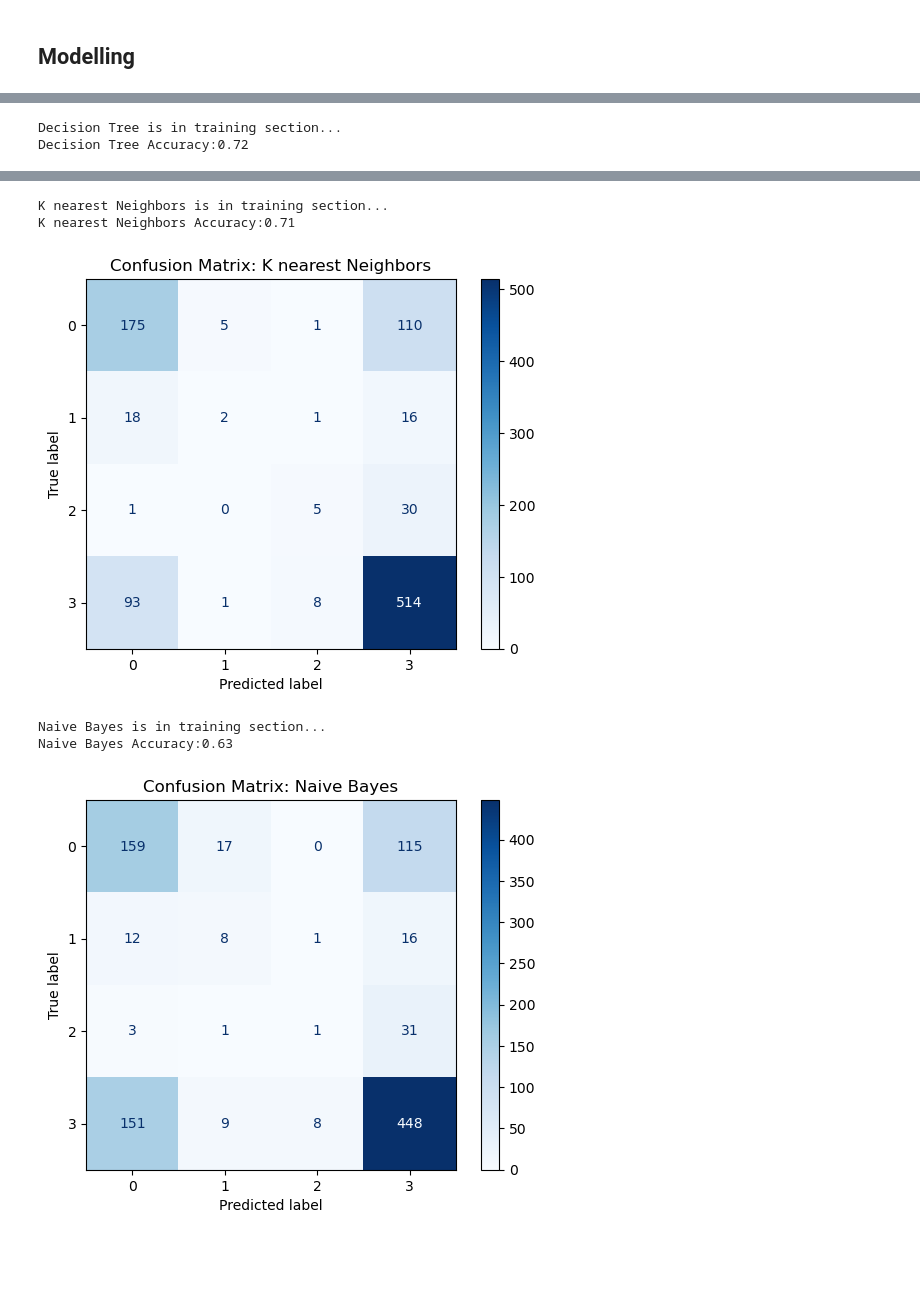
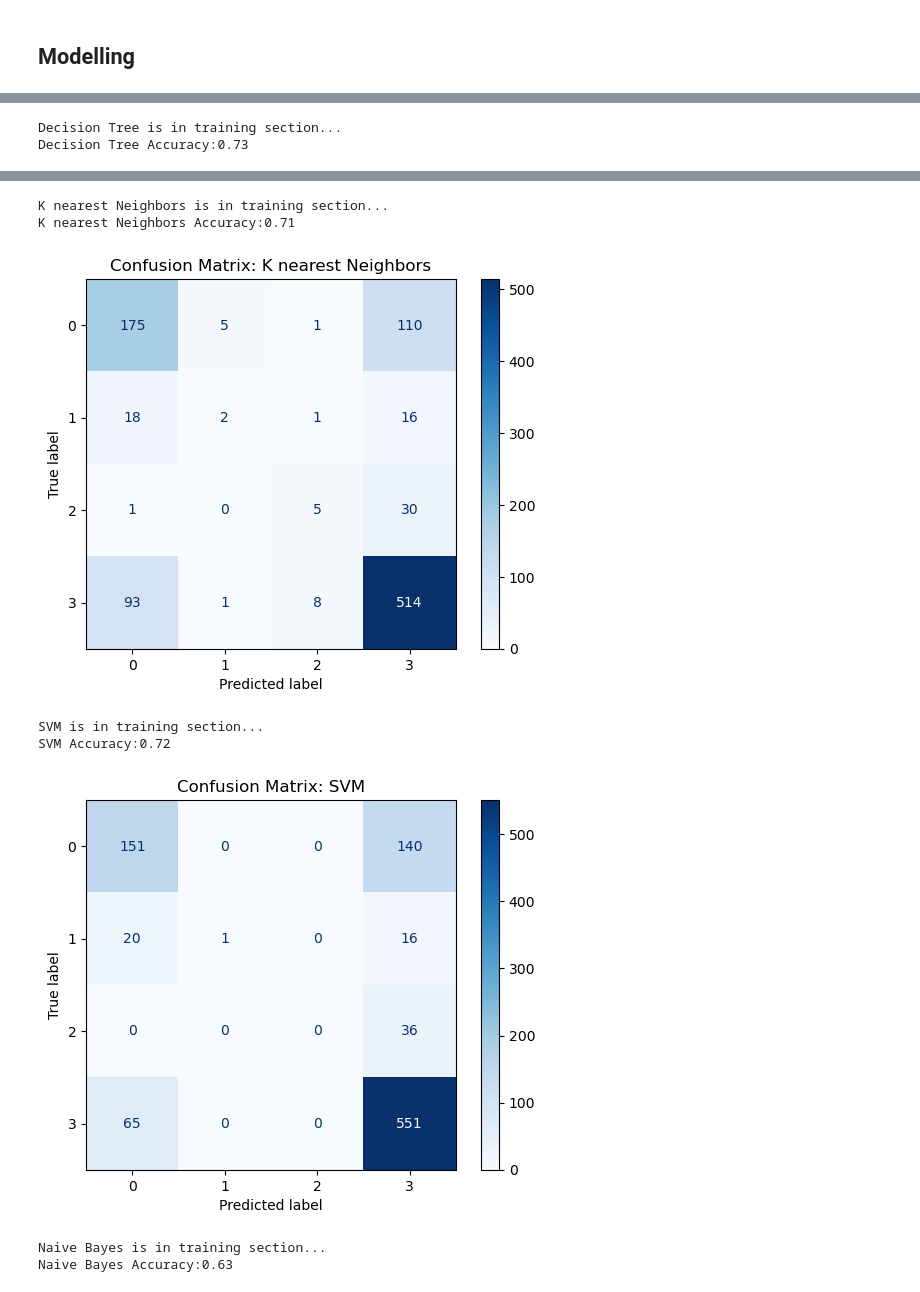
Before and after one commit to Olasquare043/Practice_white_wine_dataset, a Jupyter notebook: modelling_white_wine.ipynb, the cells around one changed output, grey strips where cells are left out. Saved outputs shown, nothing was run; the diff lists cells and outputs as text; code cells hidden in the pictures; blank space fills up the shorter version.

Commit message:
modelling complete

```diff
--- a/white_wine.ipynb
+++ b/modelling_white_wine.ipynb
@@ -105,11 +110,13 @@ X_train,X_test,y_train,y_test=train_test_split(X_scaled,y,random_state=234,strat
 # %% [markdown]
 ## Modelling
 # %%
+# let put all our model together for easy looping
 models={
     'Logistic Regression': LogisticRegression(),
-    'SVM': RandomForestClassifier(),
+    'Random Forest': RandomForestClassifier(),
     'Decision Tree':DecisionTreeClassifier(),
     'K nearest Neighbors': KNeighborsClassifier(),
+    'SVM': SVC(),
     'Naive Bayes': GaussianNB()
 }
 # %%
@@ -125,12 +132,18 @@ for model_name, model in models.items():
 
     # let add confusion matrix
     cm= confusion_matrix(y_test,y_pred)
-    display= ConfusionMatrixDisplay(confusion_matrix=cm)
+    display= ConfusionMatrixDisplay(cm)
 
     # plot for visual and make the model name title
     display.plot(cmap="Blues")
     plt.title(f'Confusion Matrix: {model_name}')
     plt.show()
+
+# Let print the results in a dataframe for better visualization
+results_df= pd.DataFrame(results.items(), columns=['Model', 'Accuracy'])
+results_df= results_df.sort_values(by='Accuracy', ascending=False)
+results_df.reset_index(drop=True, inplace=True)
+results_df
 # %% [output]
 Logistic Regression is in training section...
 Logistic Regression Accuracy:0.71
@@ -141,2 +154,2 @@ SVM Accuracy:0.80
 Decision Tree is in training section...
-Decision Tree Accuracy:0.72
+Decision Tree Accuracy:0.73
@@ -144,6 +157,8 @@ Decision Tree Accuracy:0.72
 K nearest Neighbors is in training section...
 K nearest Neighbors Accuracy:0.71
 [figure]
-Naive Bayes is in training section...
-Naive Bayes Accuracy:0.63
+SVM is in training section...
+SVM Accuracy:0.72
-[figure, old version]
+[figure, new version]
+Naive Bayes is in training section...
+Naive Bayes Accuracy:0.63
```
Also changed, not shown: parts of 14 cells of this notebook, 2 other files.
